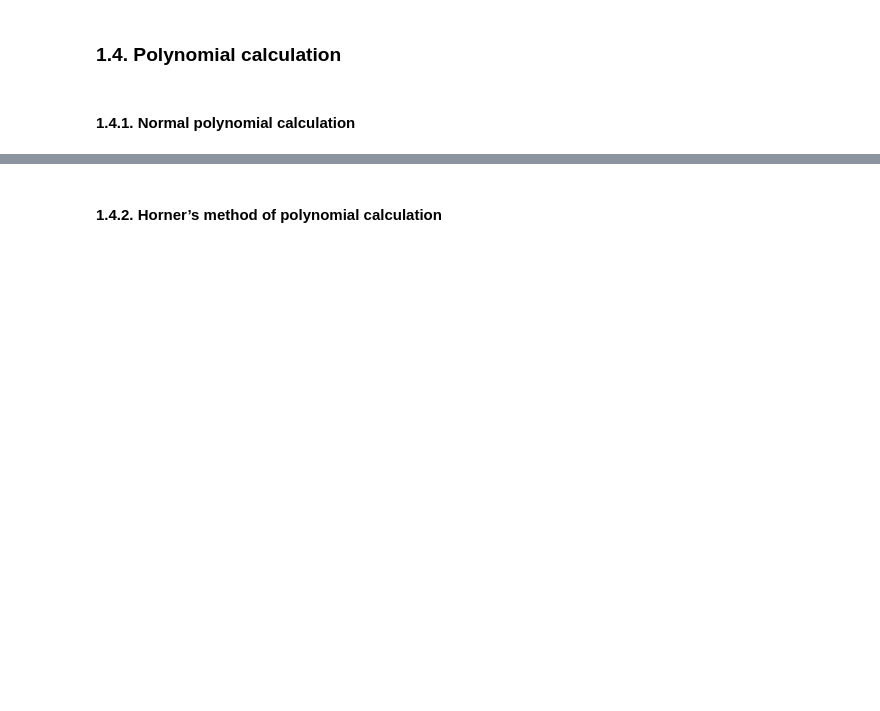
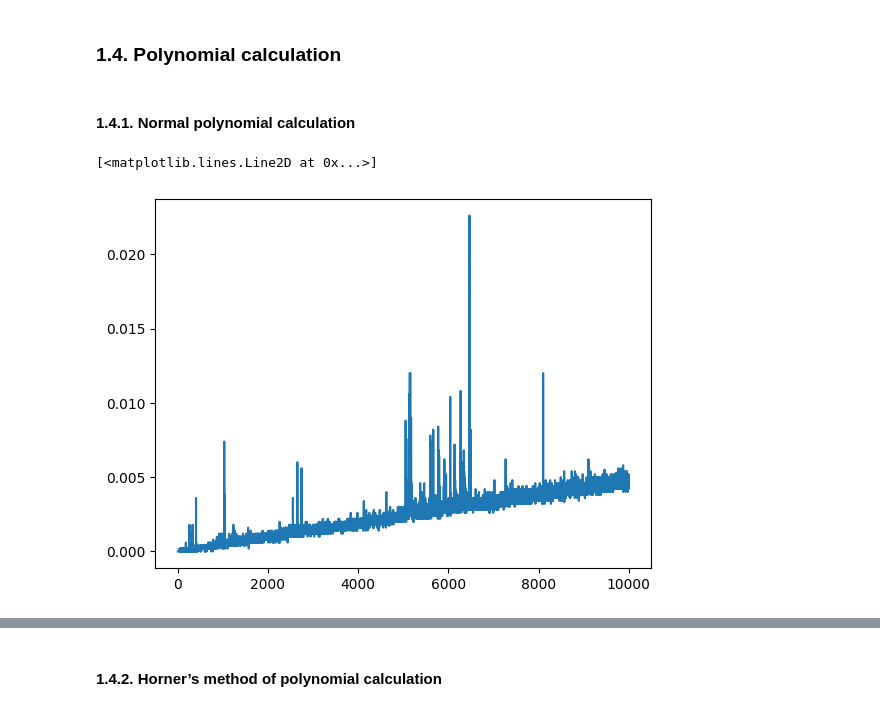
Before and after one commit to Swedist/study_itmo, a Jupyter notebook: algorithms/task_1.ipynb, the cells around one changed output, grey strips where cells are left out. Saved outputs shown, nothing was run; the diff lists cells and outputs as text; code cells hidden in the pictures; blank space fills up the shorter version.

```diff
--- a/algorithms/task_1.ipynb
+++ b/algorithms/task_1.ipynb
@@ -192,4 +192,9 @@ plot_execution_time(elements_product, linear_time, N)
 ### 1.4. Polynomial calculation
 # %% [markdown]
 #### 1.4.1. Normal polynomial calculation
+# %%
+plt.plot(execution_time(polynomial_normal_method, 10_000))
+# %% [output]
+[<matplotlib.lines.Line2D at 0x...>]
+[figure, added]
 # %%
```
Also changed, not shown: parts of 6 cells of this notebook, 1 other file.
